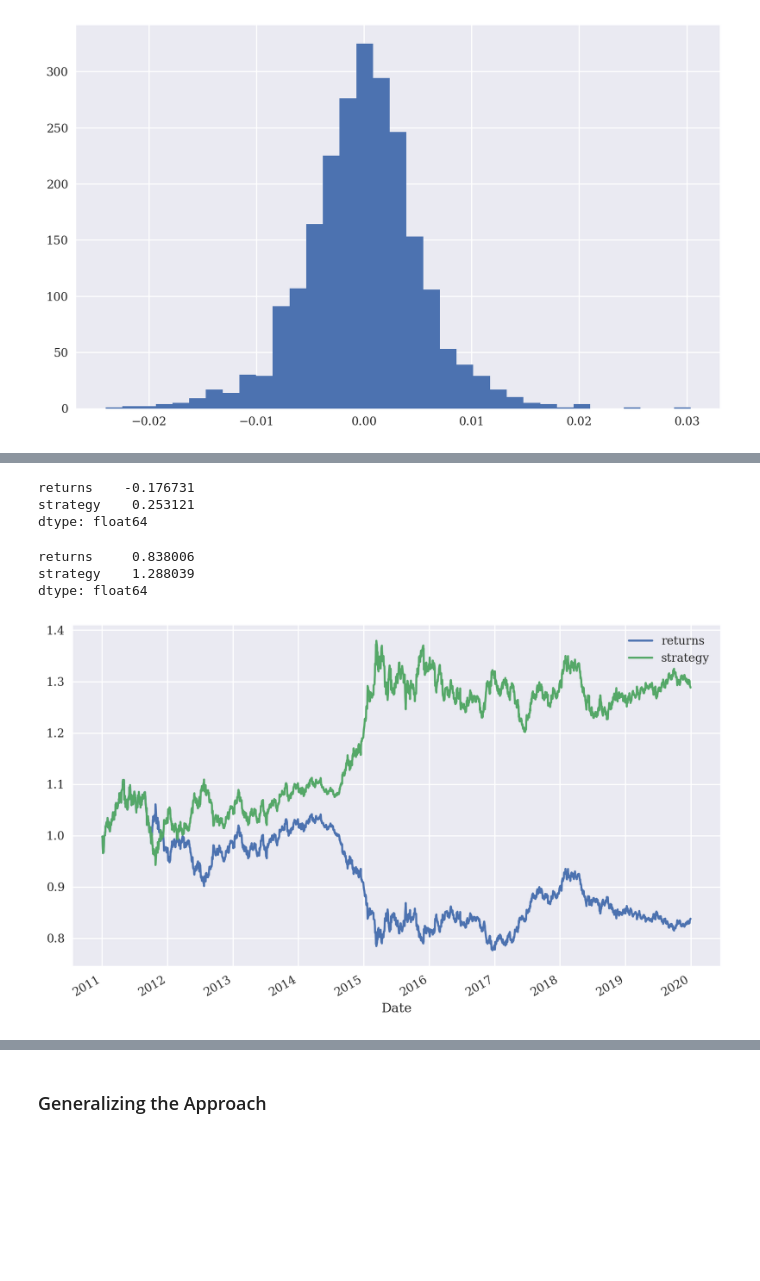
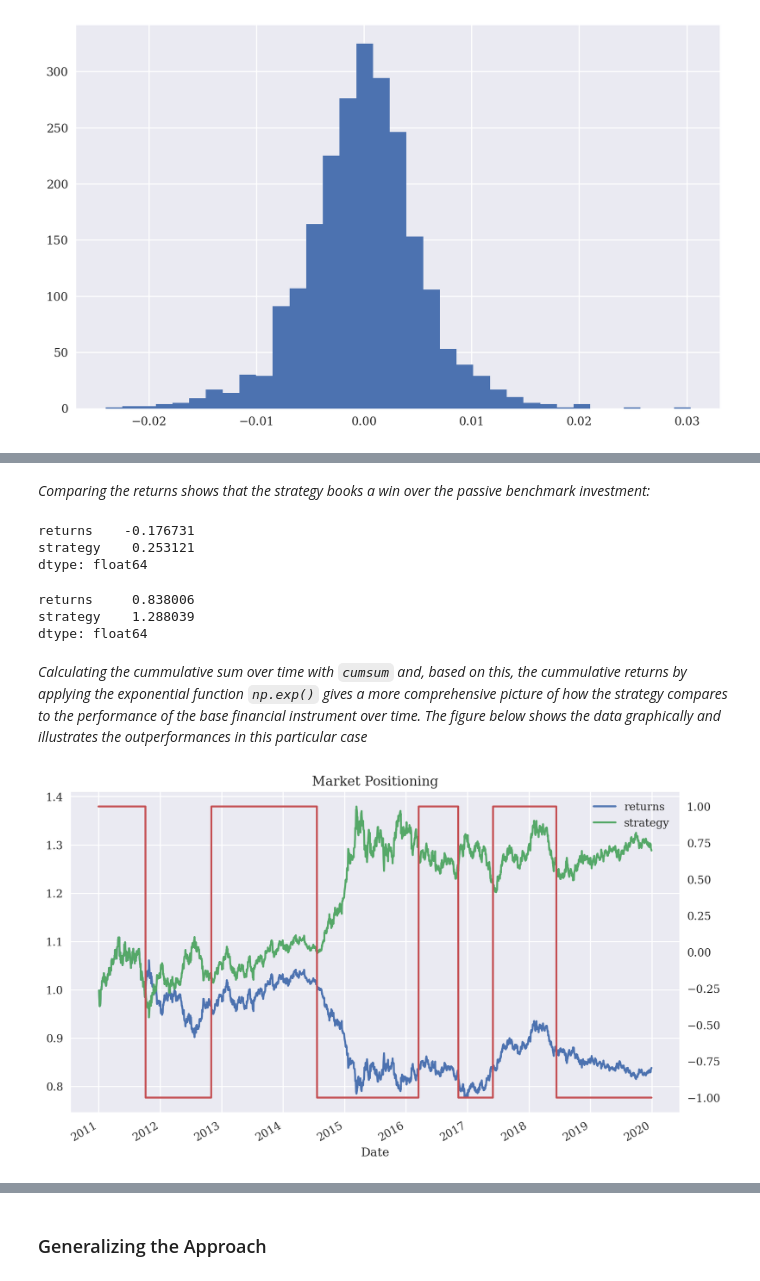
Before and after one commit to samawi/algo-python-template, a Jupyter notebook: ch04/04_pyalgo.ipynb, the cells around one changed output, grey strips where cells are left out. Drawn from its saved outputs; the diff is of its cells as text; code cells hidden in the pictures; blank space fills up the shorter version.

```diff
--- a/ch04/04_pyalgo.ipynb
+++ b/ch04/04_pyalgo.ipynb
@@ -292 +312,3 @@ Since log returns are additive, calculating the sum over the columns 'returns' a
+# %% [markdown]
+*Comparing the returns shows that the strategy books a win over the passive benchmark investment:*
 # %%
@@ -297,16 +321,23 @@ data[['returns', 'strategy']].sum()
 returns    -0.176731
 strategy    0.253121
 dtype: float64
-# %%
-data[['returns', 'strategy']].sum().apply(np.exp)
-# %% [output]
-returns     0.838006
-strategy    1.288039
-dtype: float64
+# %%
+# applies the exponential function to the sum of the log returns to calculate the gross performance.
+data[['returns', 'strategy']].sum().apply(np.exp)
+# %% [output]
+returns     0.838006
+strategy    1.288039
+dtype: float64
+# %% [markdown]
+*Calculating the cummulative sum over time with `cumsum` and, based on this, the cummulative returns by applying the exponential function `np.exp()` gives a more comprehensive picture of how the strategy compares to the performance of the base financial instrument over time. The figure below shows the data graphically and illustrates the outperformances in this particular case*
 # %%
 data[['returns', 'strategy']].dropna().cumsum(
-            ).apply(np.exp).plot(figsize=(10, 6));
+            ).apply(np.exp).plot(figsize=(10, 6))
+
+data['position'].plot(ylim=[-1.1, 1.1], secondary_y='position',
+                        title='Market Positioning',
+                        figsize=(10, 6))
 # %% [output]
-[figure, old version]
+[figure, new version]
 # %%
 data[['returns', 'strategy']].mean() * 252
```
Also changed, not shown: parts of 27 cells of this notebook.
